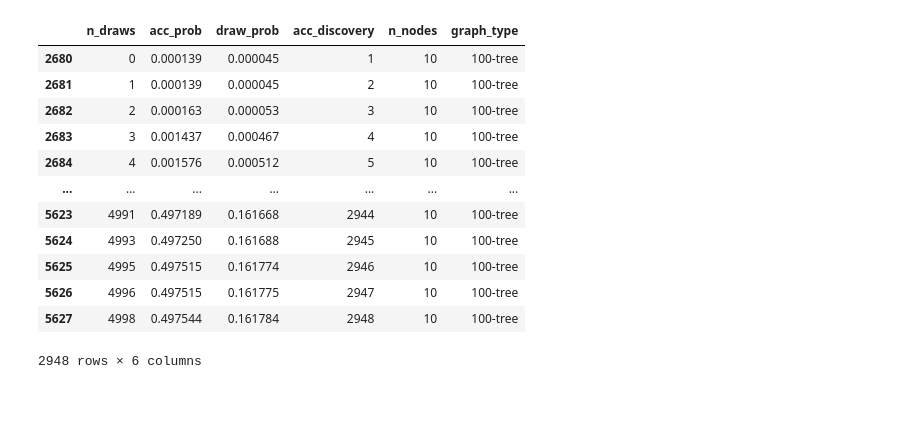
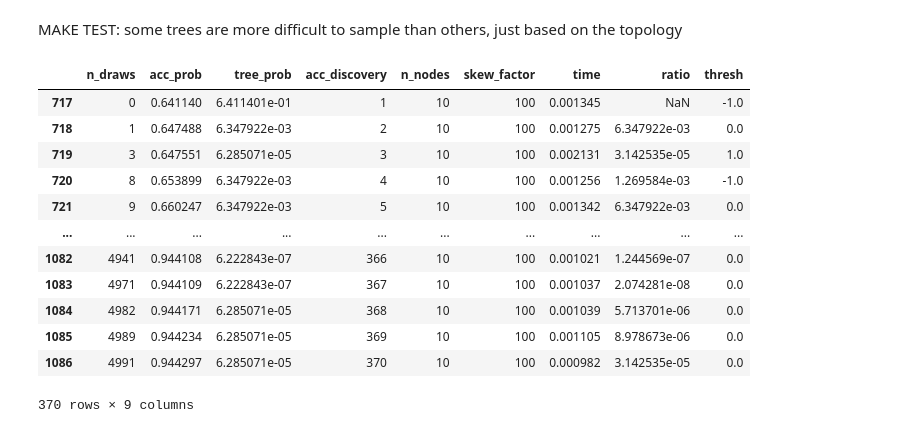
Before and after one commit to Lagergren-Lab/treesampling, a Jupyter notebook: notebooks/treesamp_analysis.ipynb, the cells around one changed output. Drawn from its saved outputs; the diff is of its cells as text; code cells hidden in the pictures; blank space fills up the shorter version.

```diff
--- a/notebooks/treesamp_analysis.ipynb
+++ b/notebooks/treesamp_analysis.ipynb
@@ -5,25 +8,2 @@ import networkx as nx
 from treesampling import algorithms
 from treesampling.utils.graphs import random_uniform_graph, random_tree_skewed_graph, tuttes_tot_weight, normalize_graph_weights, reset_adj_matrix, tree_to_newick, graph_weight
-# %%
-records = []
-# generate uniform graphs
-n_nodes = 6
-root = 0
-graph = random_uniform_graph(n_nodes)
-norm_graph = normalize_graph_weights(graph)
-tot_weight = tuttes_tot_weight(norm_graph, root)
-log_graph = reset_adj_matrix(graph, np.log(nx.to_numpy_array(graph)))
-
-sample_size = 2000
-sample = {}
-acc_w = 0
-num = 0
-for i in range(sample_size):
-    tree = algorithms.jens_rst(log_graph, root=root)
-    tree_nwk = tree_to_newick(tree)
-    if tree_nwk not in sample:
-        weight = np.exp(graph_weight(tree, log_probs=True))
-        sample[tree_nwk] = weight
-        acc_w += weight
-        num += 1
-        records.append([i, acc_w / tot_weight, acc_w, num, 'unif'])
@@ -126,0 +103,13 @@ plt.plot(rec_df['n_draws'], rec_df['acc_prob'], label=rec_df['graph_type'])
+# %%
+dyx = res_df.groupby(['n_nodes'])[['n_draws', 'acc_prob']].diff().fillna(0)
+res_df['ratio'] = dyx['acc_prob'] / dyx['n_draws']
+thresh = 0.0001
+g = sns.lineplot(res_df, x='n_draws', y='ratio', hue='n_nodes')
+g.axhline(thresh, color='red', linestyle='--')
+
+res_df['thresh'] = (res_df['ratio'] < thresh).astype('int').diff().fillna(0)
+elbows = res_df[res_df['thresh'] > 0].groupby('n_nodes').tail(1)[['n_nodes', 'n_draws', 'acc_prob']].values.tolist()
+
+for n_nodes, n_draws, acc_prob in elbows:
+    new_tree_rate = 1 / res_df[(res_df['n_nodes'] == int(n_nodes)) & (res_df['n_draws'] > n_draws)]['n_draws'].diff().fillna(0).mean()
+    print(f'[K={int(n_nodes)} - after {int(n_draws)} draws] residual prob v. new tree rate: {1 - acc_prob} | {new_tree_rate}')
@@ -127,16 +123,18 @@ plt.plot(rec_df['n_draws'], rec_df['acc_prob'], label=rec_df['graph_type'])
+# %% [markdown]
+MAKE TEST: some trees are more difficult to sample than others, just based on the topology
 # %%
-rec_df[rec_df['n_nodes'] == 10]
+res_df[res_df['n_nodes'] == 10]
 # %% [output]
-|  | n_draws | acc_prob | draw_prob | acc_discovery | n_nodes | graph_type |
-| 2680 | 0 | 0.000139 | 0.000045 | 1 | 10 | 100-tree |
-| 2681 | 1 | 0.000139 | 0.000045 | 2 | 10 | 100-tree |
-| 2682 | 2 | 0.000163 | 0.000053 | 3 | 10 | 100-tree |
-| 2683 | 3 | 0.001437 | 0.000467 | 4 | 10 | 100-tree |
-| 2684 | 4 | 0.001576 | 0.000512 | 5 | 10 | 100-tree |
-| ... | ... | ... | ... | ... | ... | ... |
-| 5623 | 4991 | 0.497189 | 0.161668 | 2944 | 10 | 100-tree |
-| 5624 | 4993 | 0.497250 | 0.161688 | 2945 | 10 | 100-tree |
-| 5625 | 4995 | 0.497515 | 0.161774 | 2946 | 10 | 100-tree |
-| 5626 | 4996 | 0.497515 | 0.161775 | 2947 | 10 | 100-tree |
-| 5627 | 4998 | 0.497544 | 0.161784 | 2948 | 10 | 100-tree |
+|  | n_draws | acc_prob | tree_prob | acc_discovery | n_nodes | skew_factor | time | ratio | thresh |
+| 717 | 0 | 0.641140 | 6.411401e-01 | 1 | 10 | 100 | 0.001345 | NaN | -1.0 |
+| 718 | 1 | 0.647488 | 6.347922e-03 | 2 | 10 | 100 | 0.001275 | 6.347922e-03 | 0.0 |
+| 719 | 3 | 0.647551 | 6.285071e-05 | 3 | 10 | 100 | 0.002131 | 3.142535e-05 | 1.0 |
+| 720 | 8 | 0.653899 | 6.347922e-03 | 4 | 10 | 100 | 0.001256 | 1.269584e-03 | -1.0 |
+| 721 | 9 | 0.660247 | 6.347922e-03 | 5 | 10 | 100 | 0.001342 | 6.347922e-03 | 0.0 |
+| ... | ... | ... | ... | ... | ... | ... | ... | ... | ... |
+| 1082 | 4941 | 0.944108 | 6.222843e-07 | 366 | 10 | 100 | 0.001021 | 1.244569e-07 | 0.0 |
+| 1083 | 4971 | 0.944109 | 6.222843e-07 | 367 | 10 | 100 | 0.001037 | 2.074281e-08 | 0.0 |
+| 1084 | 4982 | 0.944171 | 6.285071e-05 | 368 | 10 | 100 | 0.001039 | 5.713701e-06 | 0.0 |
+| 1085 | 4989 | 0.944234 | 6.285071e-05 | 369 | 10 | 100 | 0.001105 | 8.978673e-06 | 0.0 |
+| 1086 | 4991 | 0.944297 | 6.285071e-05 | 370 | 10 | 100 | 0.000982 | 3.142535e-05 | 0.0 |
-2948 rows × 6 columns
+370 rows × 9 columns
```
Also changed, not shown: parts of 17 cells of this notebook.
